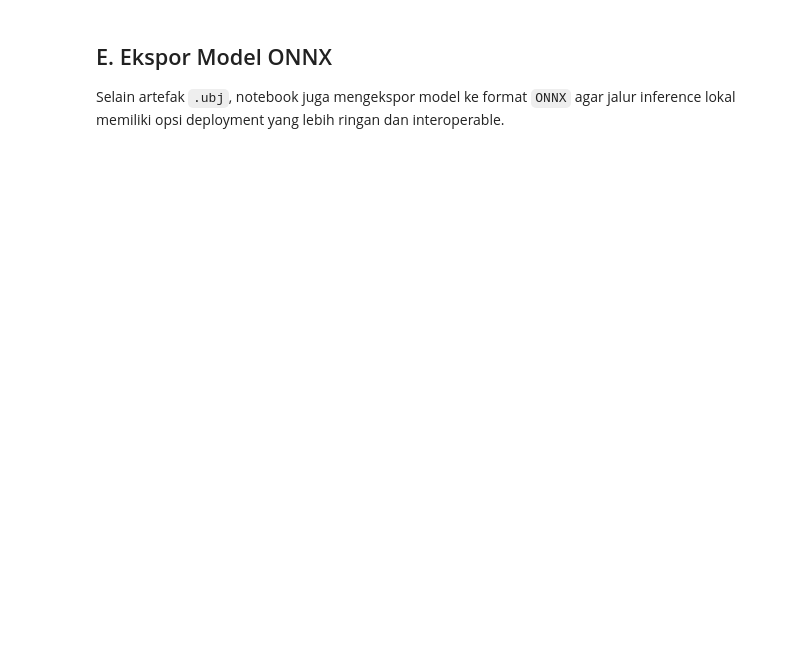
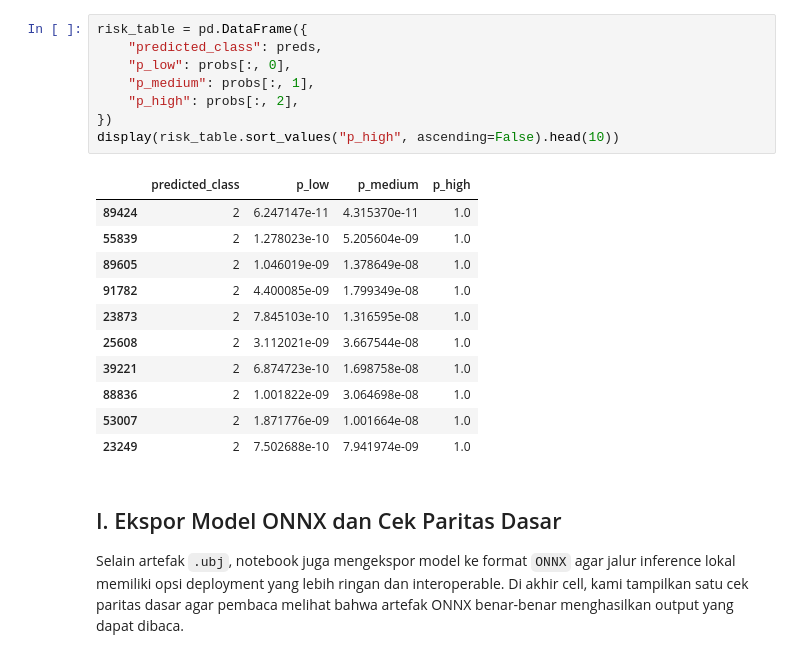
Before and after one commit to vaskoyudha/LSPE-X-HACKTHON-, a Jupyter notebook: training.ipynb, the cells around one changed output. Saved outputs shown, nothing was run; the diff lists cells and outputs as text; blank space fills up the shorter version.

```diff
--- a/training.ipynb
+++ b/training.ipynb
@@ -105,7 +224,27 @@ weighted avg       0.99      0.99      0.99     93034
+# %%
+risk_table = pd.DataFrame({
+    "predicted_class": preds,
+    "p_low": probs[:, 0],
+    "p_medium": probs[:, 1],
+    "p_high": probs[:, 2],
+})
+display(risk_table.sort_values("p_high", ascending=False).head(10))
+# %% [output]
+|  | predicted_class | p_low | p_medium | p_high |
+| 89424 | 2 | 6.247147e-11 | 4.315370e-11 | 1.0 |
+| 55839 | 2 | 1.278023e-10 | 5.205604e-09 | 1.0 |
+| 89605 | 2 | 1.046019e-09 | 1.378649e-08 | 1.0 |
+| 91782 | 2 | 4.400085e-09 | 1.799349e-08 | 1.0 |
+| 23873 | 2 | 7.845103e-10 | 1.316595e-08 | 1.0 |
+| 25608 | 2 | 3.112021e-09 | 3.667544e-08 | 1.0 |
+| 39221 | 2 | 6.874723e-10 | 1.698758e-08 | 1.0 |
+| 88836 | 2 | 1.001822e-09 | 3.064698e-08 | 1.0 |
+| 53007 | 2 | 1.871776e-09 | 1.001664e-08 | 1.0 |
+| 23249 | 2 | 7.502688e-10 | 7.941974e-09 | 1.0 |
 # %% [markdown]
-## E. Ekspor Model ONNX
+## I. Ekspor Model ONNX dan Cek Paritas Dasar
 
-Selain artefak `.ubj`, notebook juga mengekspor model ke format `ONNX` agar jalur inference lokal memiliki opsi deployment yang lebih ringan dan interoperable.
+Selain artefak `.ubj`, notebook juga mengekspor model ke format `ONNX` agar jalur inference lokal memiliki opsi deployment yang lebih ringan dan interoperable. Di akhir cell, kami tampilkan satu cek paritas dasar agar pembaca melihat bahwa artefak ONNX benar-benar menghasilkan output yang dapat dibaca.
 # %%
 renamed = train_X.copy()
 renamed.columns = [f"f{i}" for i in range(renamed.shape[1])]
```
Also changed, not shown: parts of 18 cells of this notebook.
